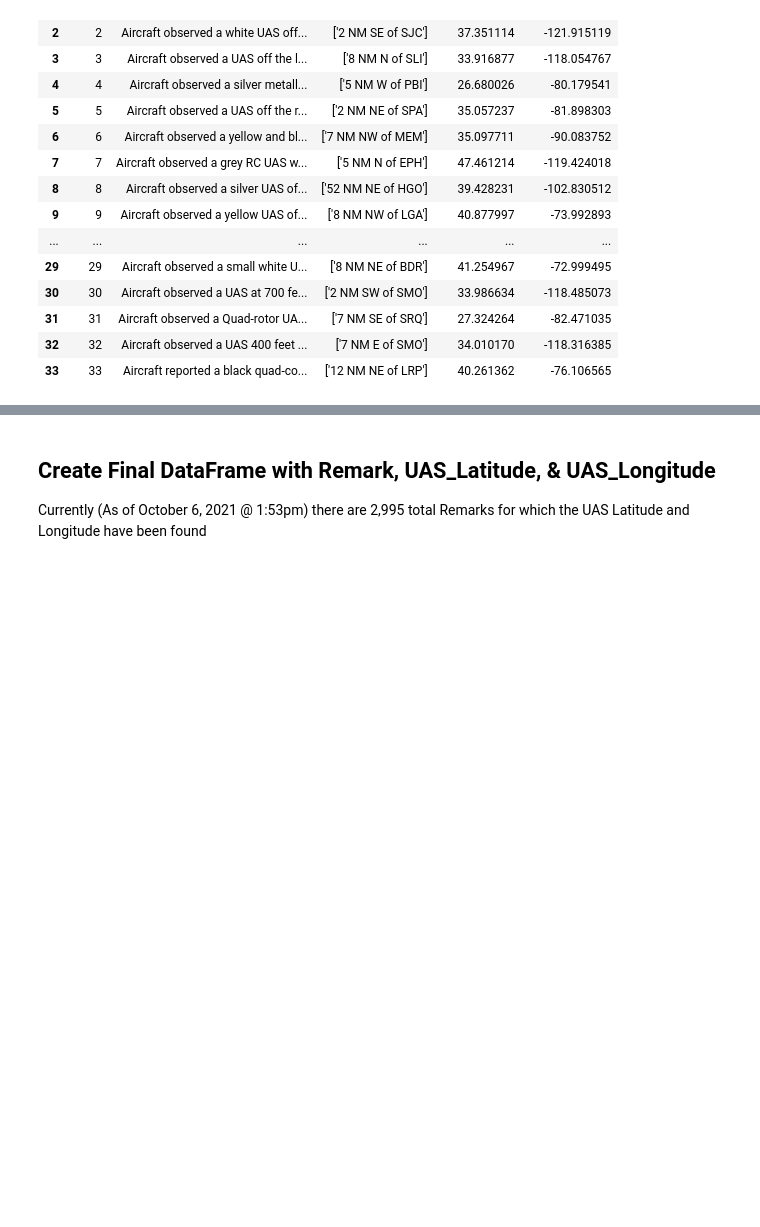
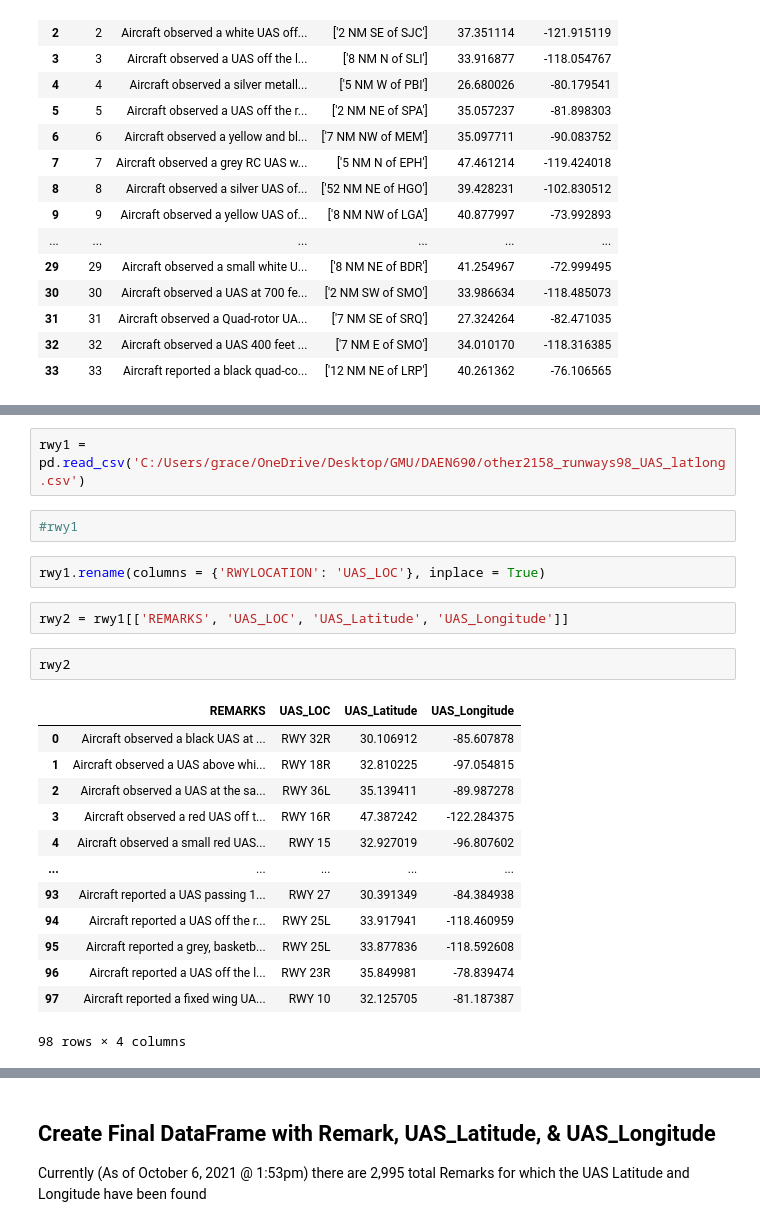
Before and after one commit to LexMG/DAEN690-FAA-UAS, a Jupyter notebook: Completed_UAS_Locations.ipynb, the cells around one changed output, grey strips where cells are left out. Saved outputs shown, nothing was run; the diff lists cells and outputs as text; blank space fills up the shorter version.

```diff
--- a/Completed_UAS_Locations.ipynb
+++ b/Completed_UAS_Locations.ipynb
@@ -231,0 +175,24 @@ nav2
+# %%
+rwy1 = pd.read_csv('C:/Users/grace/OneDrive/Desktop/GMU/DAEN690/other2158_runways98_UAS_latlong.csv')
+# %%
+#rwy1
+# %%
+rwy1.rename(columns = {'RWYLOCATION': 'UAS_LOC'}, inplace = True)
+# %%
+rwy2 = rwy1[['REMARKS', 'UAS_LOC', 'UAS_Latitude', 'UAS_Longitude']]
+# %%
+rwy2
+# %% [output]
+|  | REMARKS | UAS_LOC | UAS_Latitude | UAS_Longitude |
+| 0 | Aircraft observed a black UAS at ... | RWY 32R | 30.106912 | -85.607878 |
+| 1 | Aircraft observed a UAS above whi... | RWY 18R | 32.810225 | -97.054815 |
+| 2 | Aircraft observed a UAS at the sa... | RWY 36L | 35.139411 | -89.987278 |
+| 3 | Aircraft observed a red UAS off t... | RWY 16R | 47.387242 | -122.284375 |
+| 4 | Aircraft observed a small red UAS... | RWY 15 | 32.927019 | -96.807602 |
+| ... | ... | ... | ... | ... |
+| 93 | Aircraft reported a UAS passing 1... | RWY 27 | 30.391349 | -84.384938 |
+| 94 | Aircraft reported a UAS off the r... | RWY 25L | 33.917941 | -118.460959 |
+| 95 | Aircraft reported a grey, basketb... | RWY 25L | 33.877836 | -118.592608 |
+| 96 | Aircraft reported a UAS off the l... | RWY 23R | 35.849981 | -78.839474 |
+| 97 | Aircraft reported a fixed wing UA... | RWY 10 | 32.125705 | -81.187387 |
+98 rows × 4 columns
```
Also changed, not shown: parts of 22 cells of this notebook.
